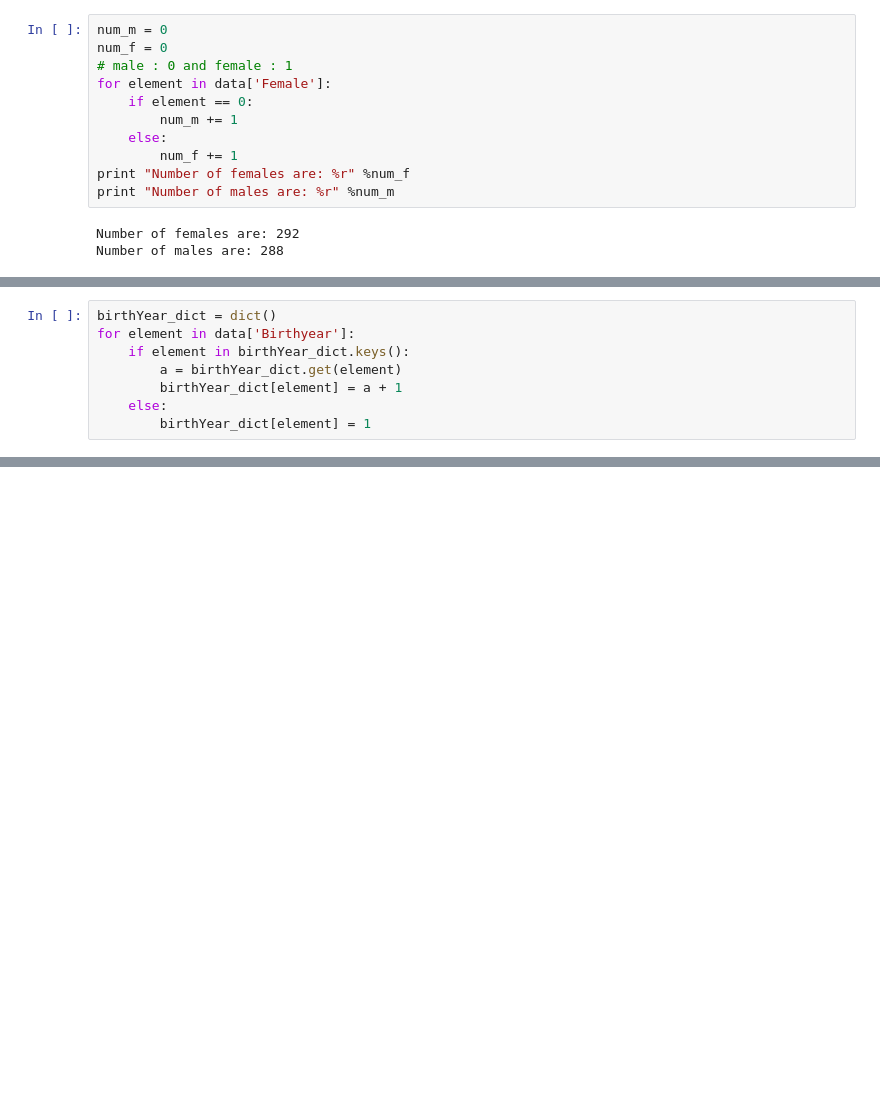
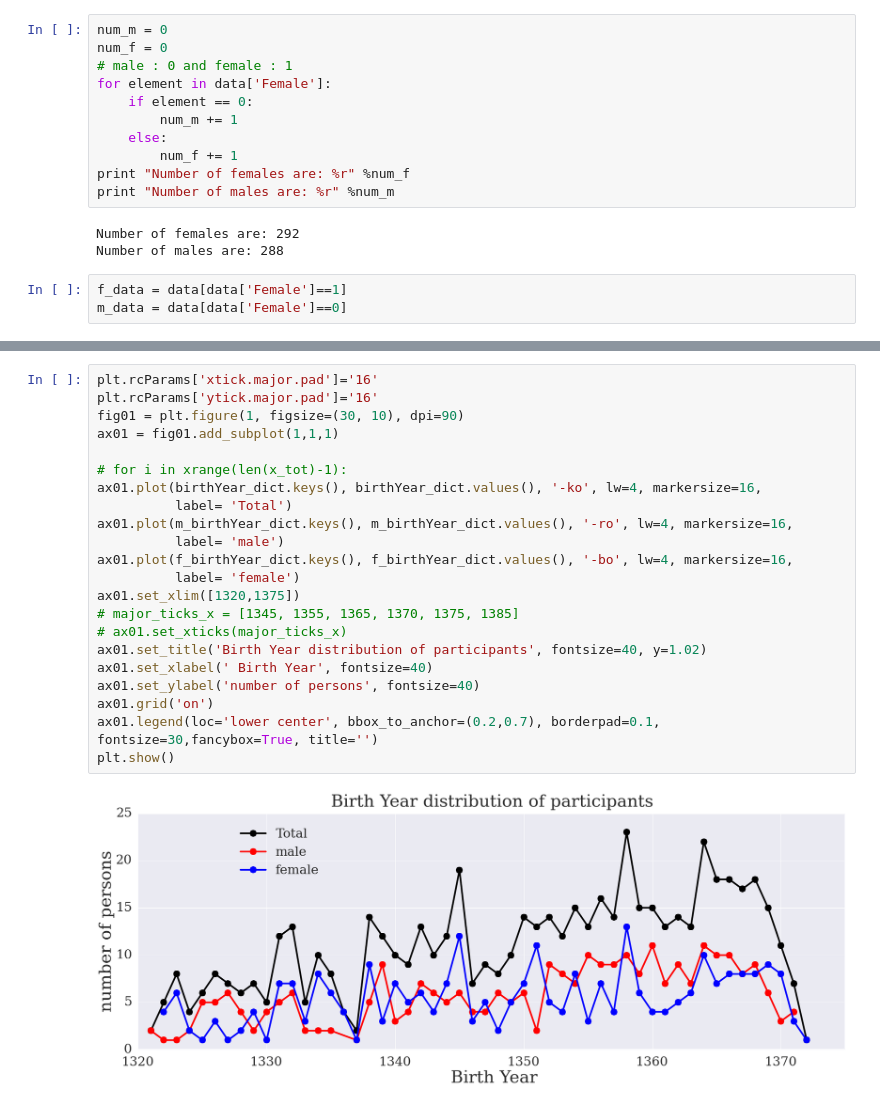
Before and after one commit to amirhamini/Vatan-Data, a Jupyter notebook: Tehran/Tehran_Survey.ipynb, the cells around one changed output, grey strips where cells are left out. Saved outputs shown, nothing was run; the diff lists cells and outputs as text; blank space fills up the shorter version.

```diff
--- a/Tehran/Tehran_Survey.ipynb
+++ b/Tehran/Tehran_Survey.ipynb
@@ -72,6 +54,9 @@ print "Number of males are: %r" %num_m
 # %% [output]
 Number of females are: 292
 Number of males are: 288
+# %%
+f_data = data[data['Female']==1]
+m_data = data[data['Female']==0]
 # %%
 labels = ['male', 'female']
 values = [num_m, num_f]
@@ -83,11 +68,3 @@ plotly.offline.iplot({
 })
 # %% [output]
 [interactive output not drawn]
-# %%
-birthYear_dict = dict()
-for element in data['Birthyear']:
-    if element in birthYear_dict.keys():
-        a = birthYear_dict.get(element)
-        birthYear_dict[element] = a + 1
-    else:
-        birthYear_dict[element] = 1
@@ -93,0 +95,24 @@ for element in data['Birthyear']:
+# %%
+plt.rcParams['xtick.major.pad']='16'
+plt.rcParams['ytick.major.pad']='16'
+fig01 = plt.figure(1, figsize=(30, 10), dpi=90)
+ax01 = fig01.add_subplot(1,1,1)
+
+# for i in xrange(len(x_tot)-1):
+ax01.plot(birthYear_dict.keys(), birthYear_dict.values(), '-ko', lw=4, markersize=16,
+          label= 'Total')
+ax01.plot(m_birthYear_dict.keys(), m_birthYear_dict.values(), '-ro', lw=4, markersize=16,
+          label= 'male')
+ax01.plot(f_birthYear_dict.keys(), f_birthYear_dict.values(), '-bo', lw=4, markersize=16,
+          label= 'female')
+ax01.set_xlim([1320,1375])
+# major_ticks_x = [1345, 1355, 1365, 1370, 1375, 1385]
+# ax01.set_xticks(major_ticks_x)
+ax01.set_title('Birth Year distribution of participants', fontsize=40, y=1.02)
+ax01.set_xlabel(' Birth Year', fontsize=40)
+ax01.set_ylabel('number of persons', fontsize=40)
+ax01.grid('on')
+ax01.legend(loc='lower center', bbox_to_anchor=(0.2,0.7), borderpad=0.1, fontsize=30,fancybox=True, title='')
+plt.show()
+# %% [output]
+[figure, added]
```
Also changed, not shown: parts of 4 cells of this notebook.
